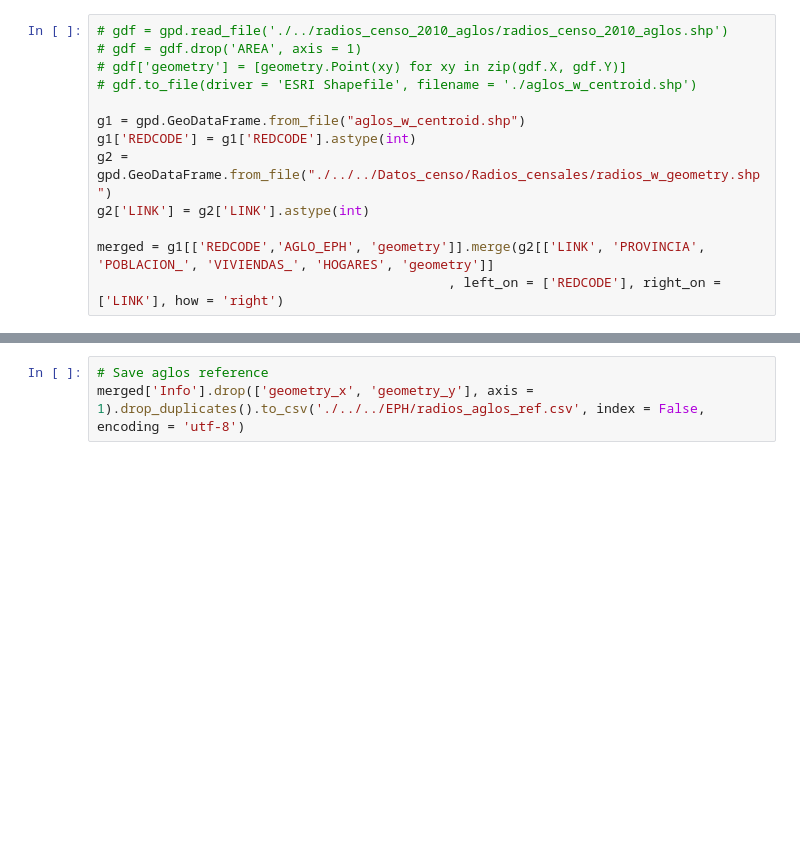
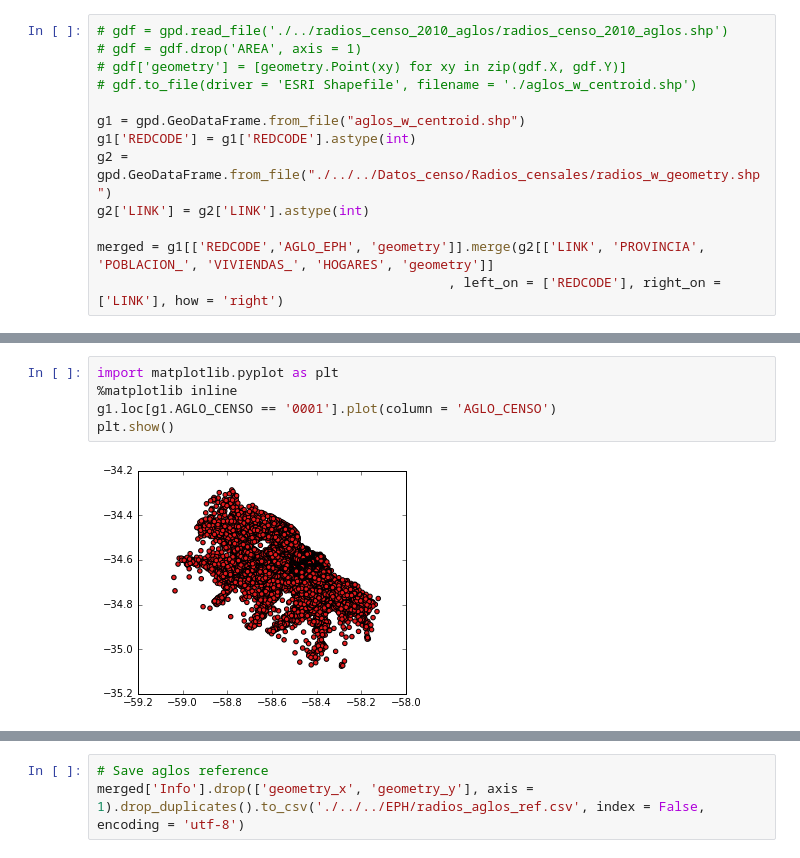
Before and after one commit to matuteiglesias/microdatos-EPH-INDEC, a Jupyter notebook: MaxEnt/Harmonize Census to EPH Survey.ipynb, the cells around one changed output, grey strips where cells are left out. Drawn from its saved outputs; the diff is of its cells as text; blank space fills up the shorter version.

```diff
--- a/MaxEnt/Harmonize Census to EPH Survey.ipynb
+++ b/MaxEnt/Harmonize Census to EPH Survey.ipynb
@@ -136,3 +145,10 @@ merged = g1[['REDCODE','AGLO_EPH', 'geometry']].merge(g2[['LINK', 'PROVINCIA', '
+# %%
+import matplotlib.pyplot as plt
+%matplotlib inline
+g1.loc[g1.AGLO_CENSO == '0001'].plot(column = 'AGLO_CENSO')
+plt.show()
+# %% [output]
+[figure, added]
 # %%
 correccion_AGLOS = { u'0001': 32, #capital CABA
  u'0002': 13, #cordoba
```
Also changed, not shown: parts of 2 cells of this notebook, 22 other files.
